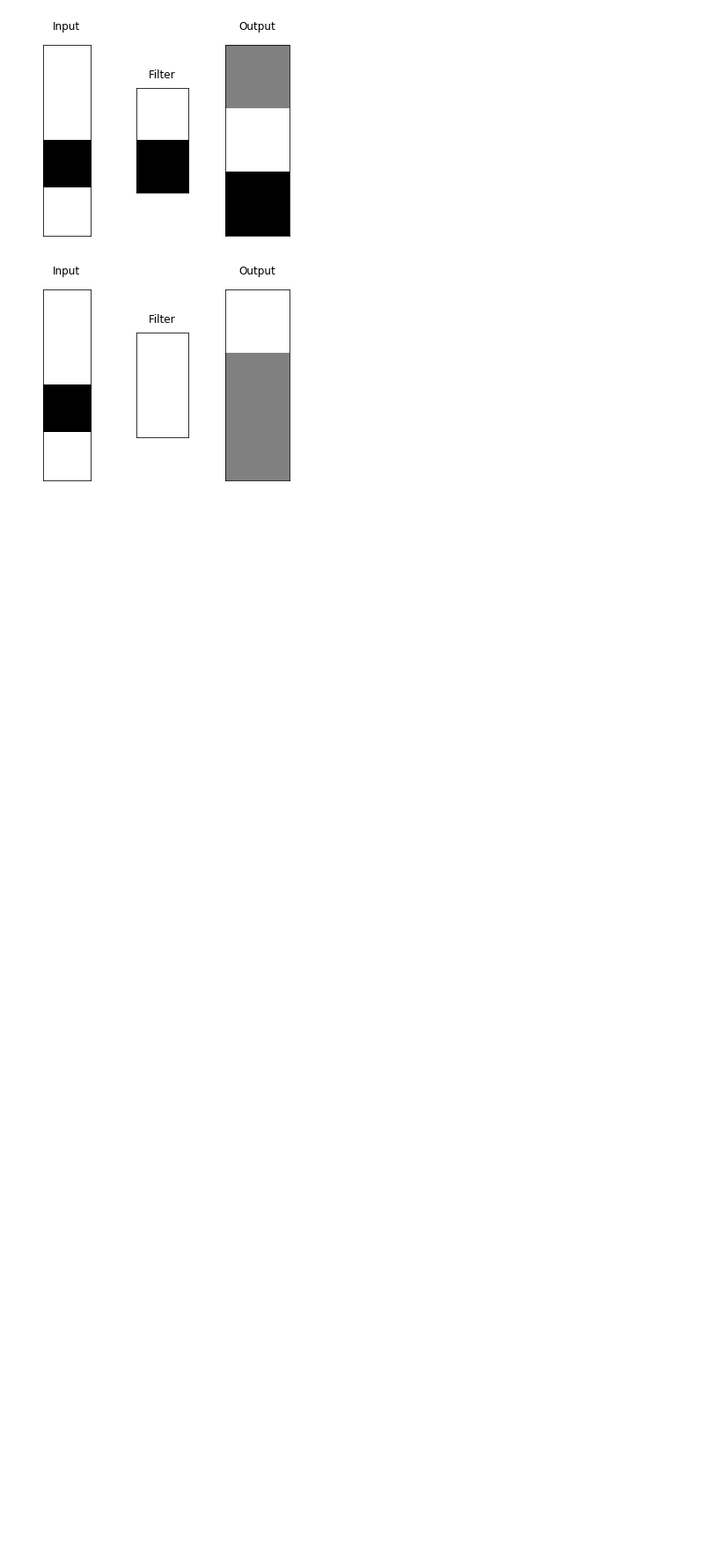
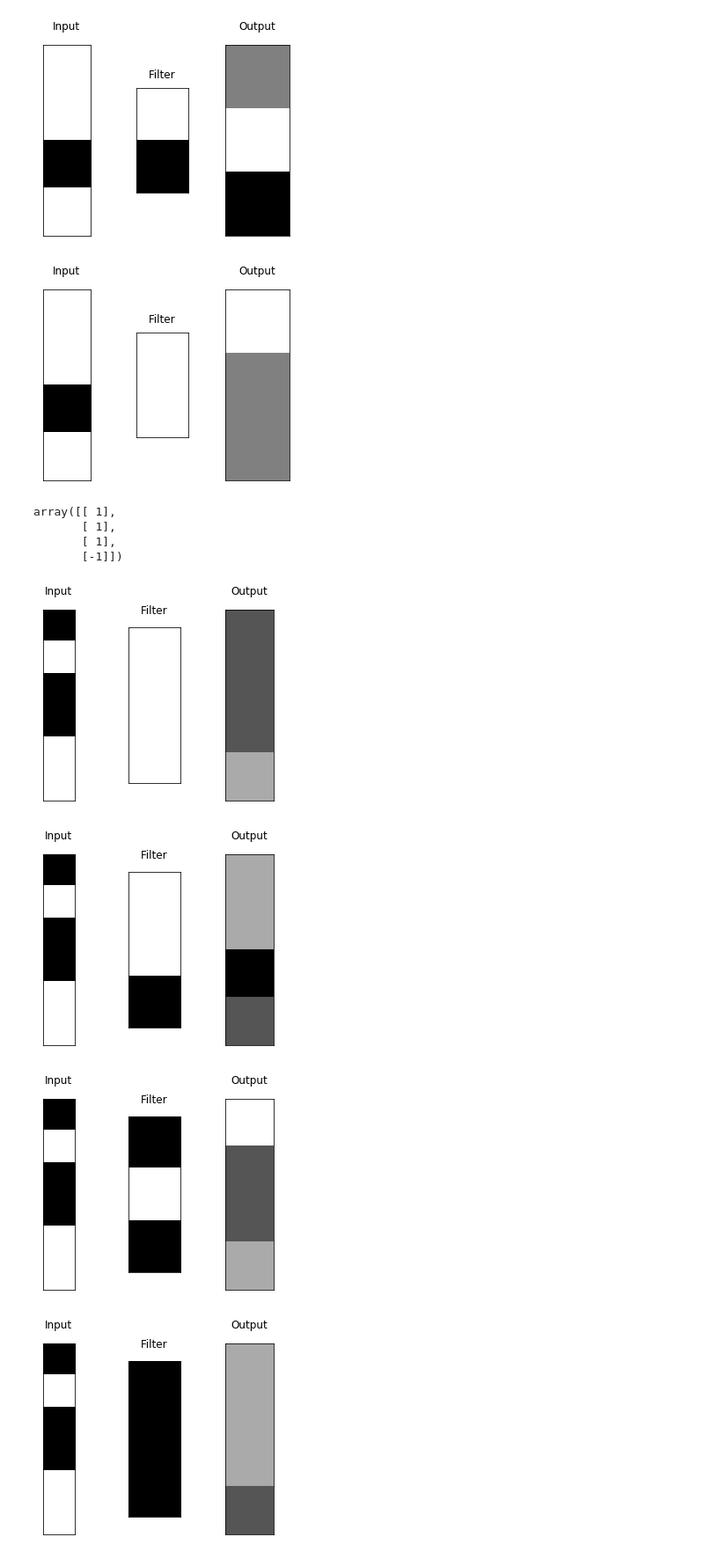
Before and after one commit to akim330/interpretability-project, a Jupyter notebook: simple_convs.ipynb, the cells around one changed output. Shown: that part at 88% size. Cells and saved outputs as stored; diff of their text form; code cells hidden in the pictures; blank space fills up the shorter version.

```diff
--- a/simple_convs.ipynb
+++ b/simple_convs.ipynb
@@ -175,3 +300,22 @@ array([[2],
 [figure]
 [figure]
 [figure]
+# %%
+input = get_rand_input((6,1))
+
+visualize_conv(input, www_31, padding=False, full_wb_range=False)
+
+visualize_conv(input, wwb_31, padding=False, full_wb_range=False)
+
+visualize_conv(input, bwb_31, padding=False, full_wb_range=False)
+
+visualize_conv(input, bbb_31, padding=False, full_wb_range=False)
+# %% [output]
+array([[ 1],
+       [ 1],
+       [ 1],
+       [-1]])
+[figure, added]
+[figure, added]
+[figure, added]
+[figure, added]
```
Also changed, not shown: parts of 18 cells of this notebook.
